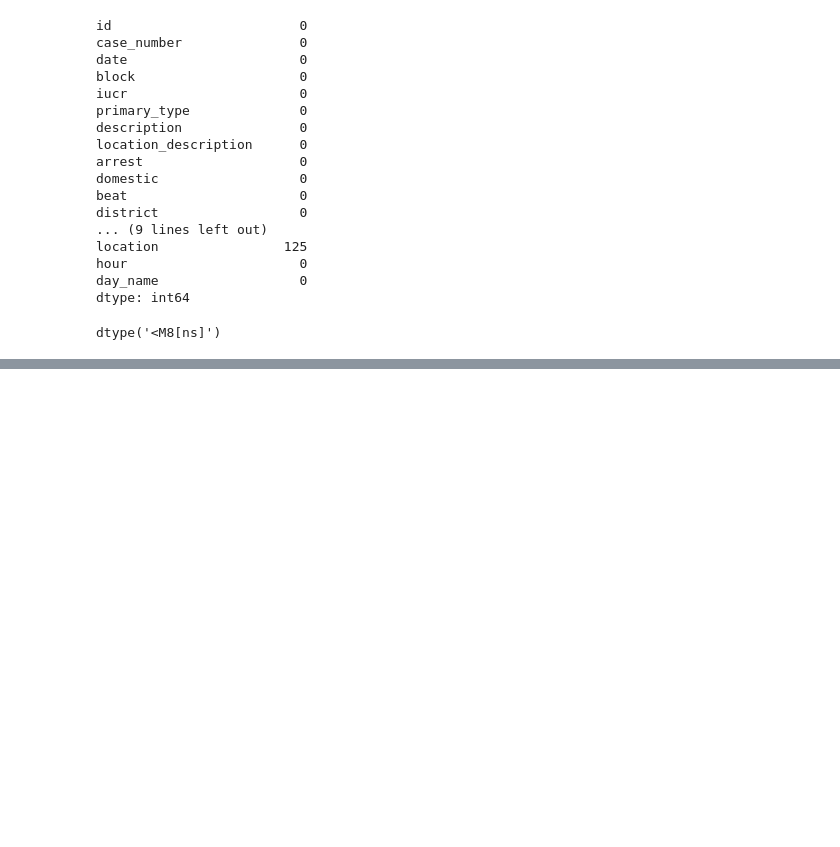
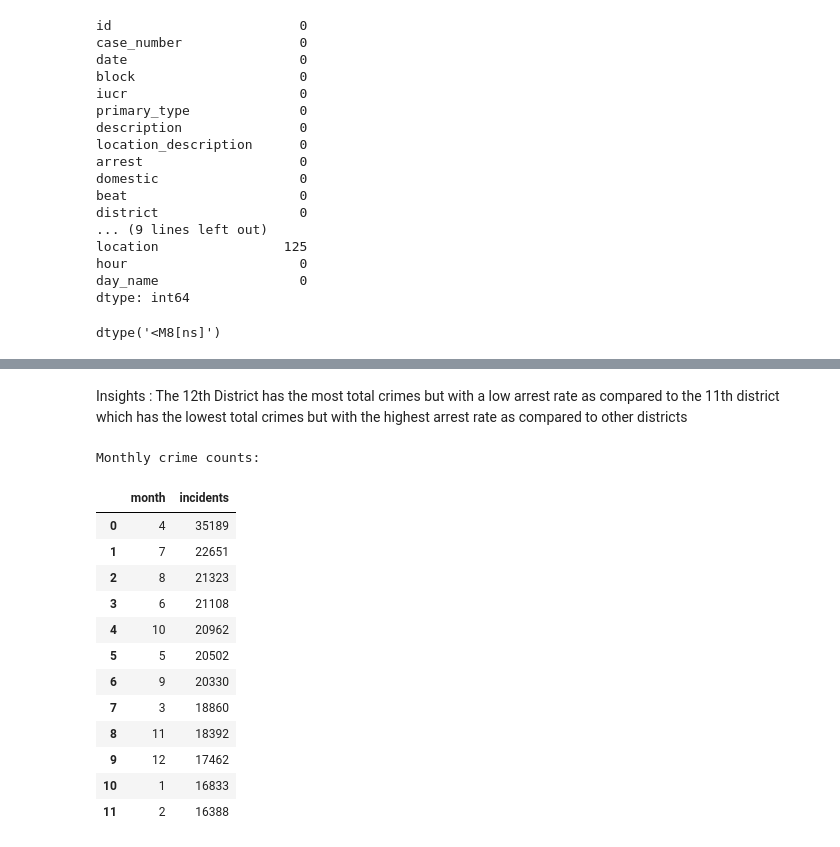
Before and after one commit to tracyvuleze2-sketch/Chicago-Crime-Analysis, a Jupyter notebook: chic_recent_crime_analysis.ipynb, the cells around one changed output, grey strips where cells are left out. Cells and saved outputs as stored; diff of their text form; code cells hidden in the pictures; blank space fills up the shorter version.

```diff
--- a/chic_recent_crime_analysis.ipynb
+++ b/chic_recent_crime_analysis.ipynb
@@ -264,0 +411,29 @@ df.to_csv('chicago_data_cleaned.csv', index=False)
+# %% [markdown]
+Insights : The 12th  District has the most total crimes but with a low arrest rate as compared to the 11th district which has the lowest total crimes but with the highest arrest rate as compared to other districts
+# %%
+# Query 5: Monthly crime counts
+q5 = pd.read_sql("""
+    SELECT
+        month,
+        COUNT(*) AS incidents
+    FROM chicago_crimes
+    GROUP BY month
+    ORDER BY incidents desc
+""", engine)
+print('Monthly crime counts:')
+q5
+# %% [output]
+Monthly crime counts:
+|  | month | incidents |
+| 0 | 4 | 35189 |
+| 1 | 7 | 22651 |
+| 2 | 8 | 21323 |
+| 3 | 6 | 21108 |
+| 4 | 10 | 20962 |
+| 5 | 5 | 20502 |
+| 6 | 9 | 20330 |
+| 7 | 3 | 18860 |
+| 8 | 11 | 18392 |
+| 9 | 12 | 17462 |
+| 10 | 1 | 16833 |
+| 11 | 2 | 16388 |
```
Also changed, not shown: parts of 19 cells of this notebook, 1 other file.
